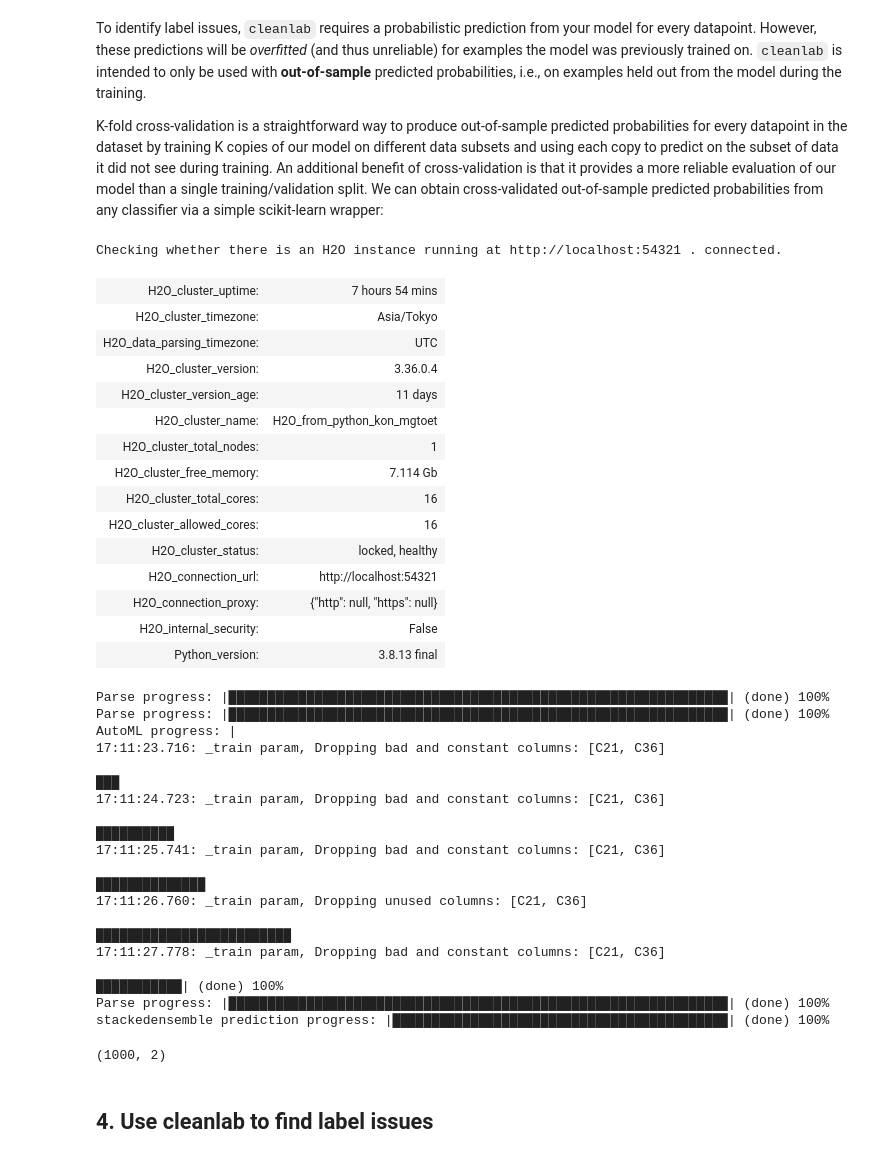
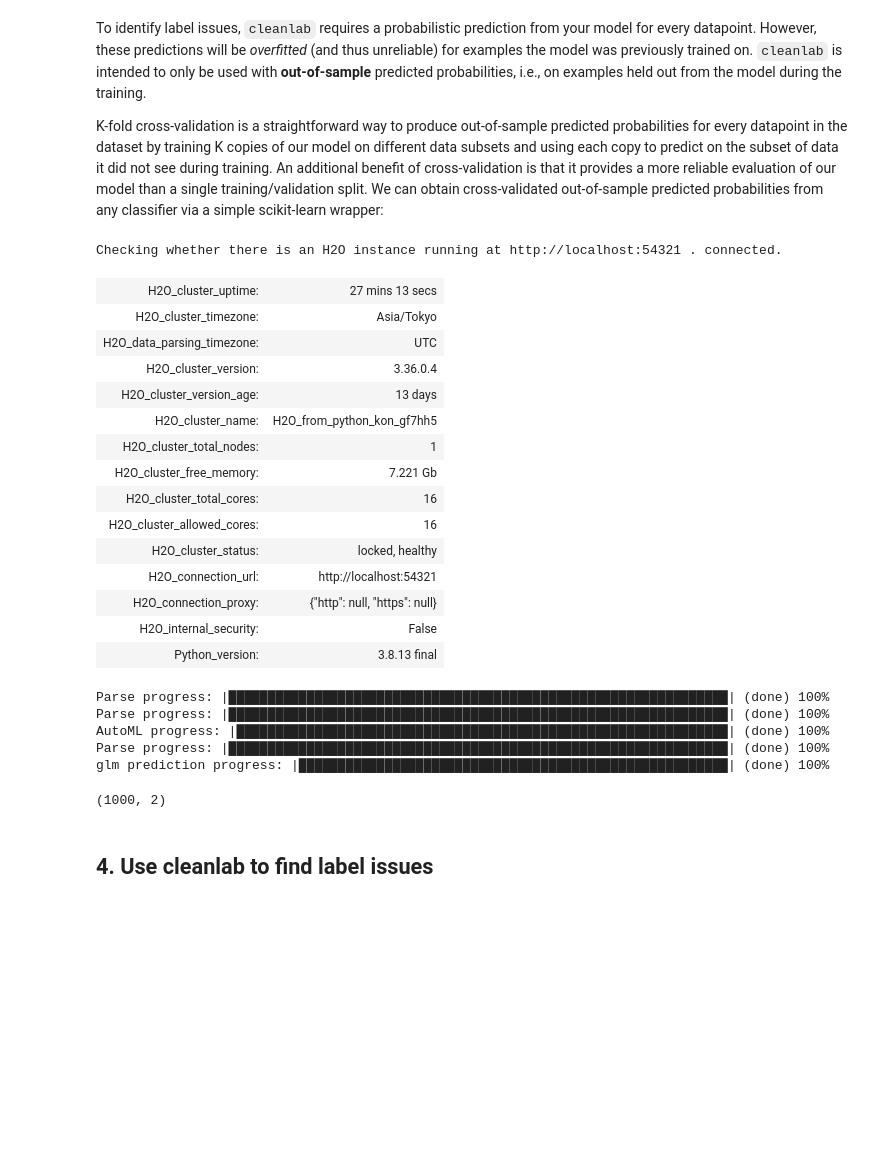
Before and after one commit to vochicong/cleanlab-h2oautoml, a Jupyter notebook: cleanlab-h2oautoml.ipynb, the cells around one changed output. Cells and saved outputs as stored; diff of their text form; code cells hidden in the pictures; blank space fills up the shorter version.

```diff
--- a/cleanlab-h2oautoml.ipynb
+++ b/cleanlab-h2oautoml.ipynb
@@ -80,20 +82,27 @@ K-fold cross-validation is a straightforward way to produce out-of-sample predic
 # %%
-from h2o.sklearn import H2OAutoMLClassifier
-clf = H2OAutoMLClassifier(max_runtime_secs=5, sort_metric='aucpr', keep_cross_validation_predictions=True, nfolds=3)
+def getH2O(keep_cross_validation_predictions=True):
+    return H2OAutoMLClassifier(
+        keep_cross_validation_predictions=keep_cross_validation_predictions,
+        max_runtime_secs=30,
+        sort_metric="aucpr",
+        nfolds=3,
+        verbosity="error",
+    )
 # %%
+clf = getH2O()
 clf.fit(X_scaled, y)
 pred_probs = clf.predict_proba(X_scaled)
 pred_probs.shape
 # %% [output]
 Checking whether there is an H2O instance running at http://localhost:54321 . connected.
-| H2O_cluster_uptime: | 7 hours 54 mins |
+| H2O_cluster_uptime: | 27 mins 13 secs |
 | H2O_cluster_timezone: | Asia/Tokyo |
 | H2O_data_parsing_timezone: | UTC |
 | H2O_cluster_version: | 3.36.0.4 |
-| H2O_cluster_version_age: | 11 days |
-| H2O_cluster_name: | H2O_from_python_kon_mgtoet |
+| H2O_cluster_version_age: | 13 days |
+| H2O_cluster_name: | H2O_from_python_kon_gf7hh5 |
 | H2O_cluster_total_nodes: | 1 |
-| H2O_cluster_free_memory: | 7.114 Gb |
+| H2O_cluster_free_memory: | 7.221 Gb |
 | H2O_cluster_total_cores: | 16 |
 | H2O_cluster_allowed_cores: | 16 |
 | H2O_cluster_status: | locked, healthy |
@@ -103,24 +112,9 @@ Checking whether there is an H2O instance running at http://localhost:54321 . co
 | Python_version: | 3.8.13 final |
 Parse progress: |████████████████████████████████████████████████████████████████| (done) 100%
 Parse progress: |████████████████████████████████████████████████████████████████| (done) 100%
-AutoML progress: |
-17:11:23.716: _train param, Dropping bad and constant columns: [C21, C36]
-
-███
-17:11:24.723: _train param, Dropping bad and constant columns: [C21, C36]
-
-██████████
-17:11:25.741: _train param, Dropping bad and constant columns: [C21, C36]
-
-██████████████
-17:11:26.760: _train param, Dropping unused columns: [C21, C36]
-
-█████████████████████████
-17:11:27.778: _train param, Dropping bad and constant columns: [C21, C36]
-
-███████████| (done) 100%
+AutoML progress: |███████████████████████████████████████████████████████████████| (done) 100%
 Parse progress: |████████████████████████████████████████████████████████████████| (done) 100%
-stackedensemble prediction progress: |███████████████████████████████████████████| (done) 100%
+glm prediction progress: |███████████████████████████████████████████████████████| (done) 100%
 (1000, 2)
 # %% [markdown]
 ## **4. Use cleanlab to find label issues**
```
Also changed, not shown: parts of 12 cells of this notebook, 2 other files.
